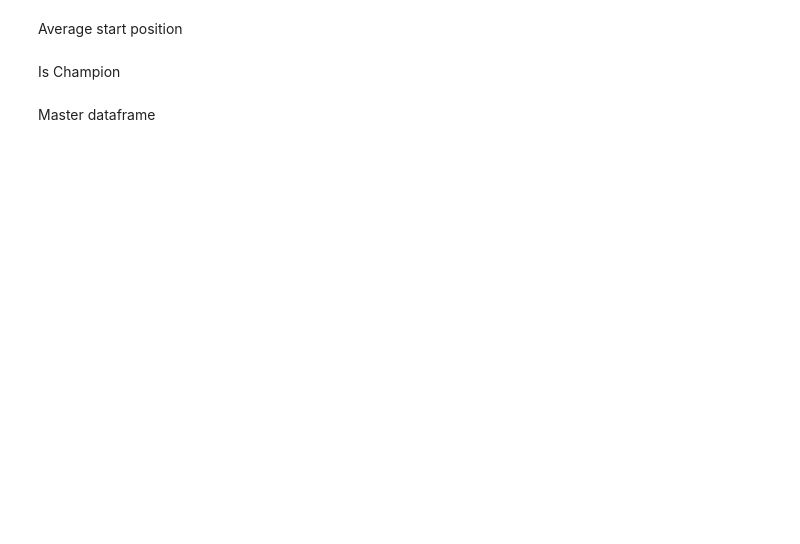
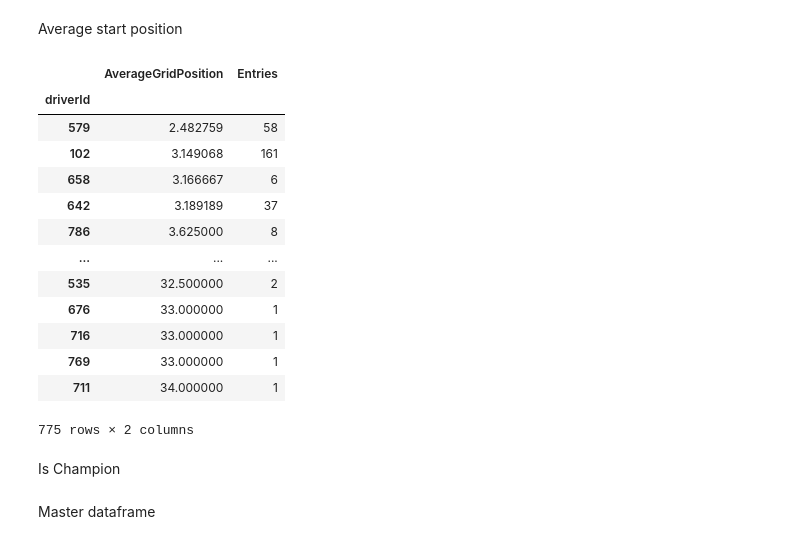
Before and after one commit to osskari/F1Data, a Jupyter notebook: Untitled.ipynb, the cells around one changed output. Drawn from its saved outputs; the diff is of its cells as text; code cells hidden in the pictures; blank space fills up the shorter version.

```diff
--- a/Untitled.ipynb
+++ b/Untitled.ipynb
@@ -754,10 +913,25 @@ poles.sort_values(by=['polePositions'], ascending=False)
 Average start position
 # %%
 gridPos = pd.read_sql_query(' '.join([
-    'SELECT r.driverId, AVG(r.grid) AS AverageGridPosition',
+    'SELECT r.driverId, AVG(r.grid) AS AverageGridPosition, COUNT(r.grid) AS Entries',
     'FROM Results AS r',
     'WHERE r.positionText != "F"',
     'GROUP BY r.driverId'
 ]), engine).set_index('driverId')
 gridPos = gridPos[gridPos['AverageGridPosition'] > 0]
 gridPos.sort_values(by=['AverageGridPosition'])
+# %% [output]
+|  | AverageGridPosition | Entries |
+| driverId |  |  |
+| 579 | 2.482759 | 58 |
+| 102 | 3.149068 | 161 |
+| 658 | 3.166667 | 6 |
+| 642 | 3.189189 | 37 |
+| 786 | 3.625000 | 8 |
+| ... | ... | ... |
+| 535 | 32.500000 | 2 |
+| 676 | 33.000000 | 1 |
+| 716 | 33.000000 | 1 |
+| 769 | 33.000000 | 1 |
+| 711 | 34.000000 | 1 |
+775 rows × 2 columns
```
Also changed, not shown: parts of 28 cells of this notebook.
